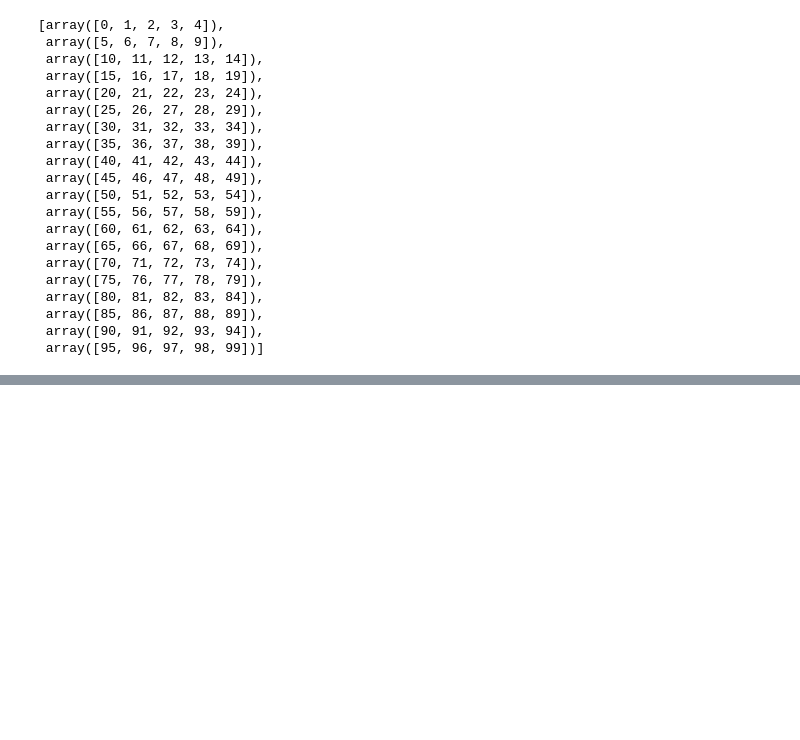
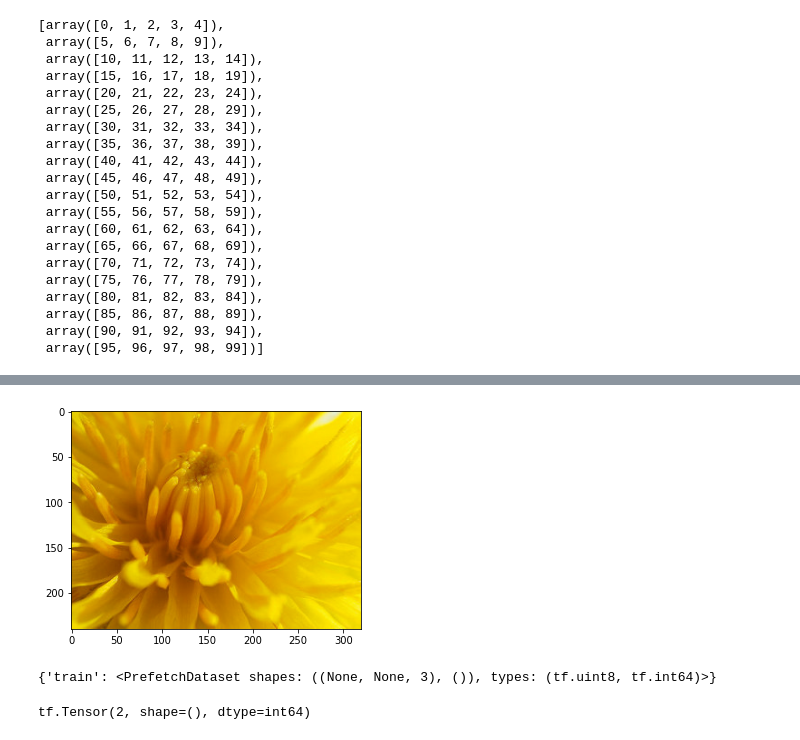
Before and after one commit to Pasindu19970808/Hands-on-Machine-Learning-Textbook-Exercises, a Jupyter notebook: DeepLearning_1/WorkingwithJSON/CNN.ipynb, the cells around one changed output, grey strips where cells are left out. Drawn from its saved outputs; the diff is of its cells as text; code cells hidden in the pictures; blank space fills up the shorter version.

```diff
--- a/DeepLearning_1/WorkingwithJSON/CNN.ipynb
+++ b/DeepLearning_1/WorkingwithJSON/CNN.ipynb
@@ -890,0 +920,6 @@ np.array_split(np.arange(100),20)
+# %%
+import matplotlib.pyplot as plt
+for image,label in valid_set.take(1):
+    plt.imshow(image)
+# %% [output]
+[figure, added]
@@ -890,0 +928,4 @@ np.array_split(np.arange(100),20)
+# %%
+ds
+# %% [output]
+{'train': <PrefetchDataset shapes: ((None, None, 3), ()), types: (tf.uint8, tf.int64)>}
@@ -890,0 +934,5 @@ np.array_split(np.arange(100),20)
+# %%
+for image,label in ds.take(1):
+    print(label)
+# %% [output]
+tf.Tensor(2, shape=(), dtype=int64)
```
Also changed, not shown: parts of 10 cells of this notebook.
